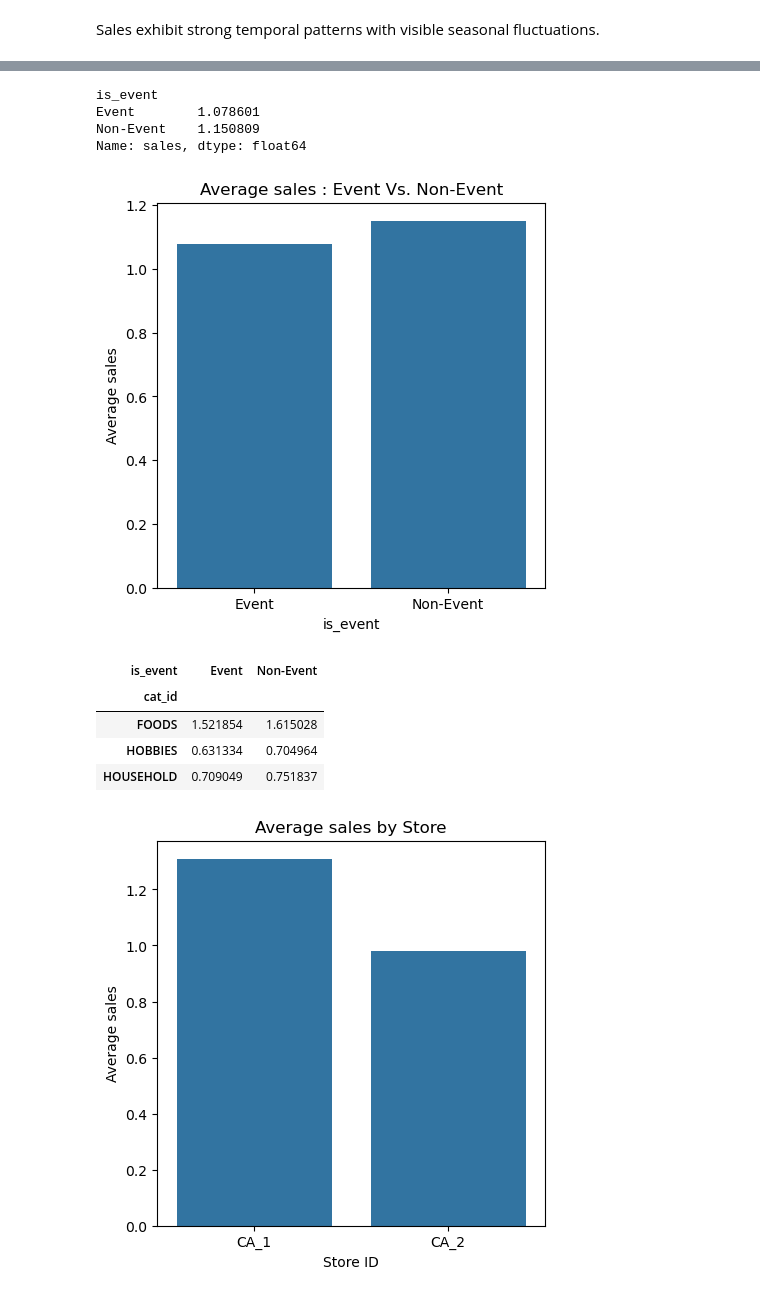
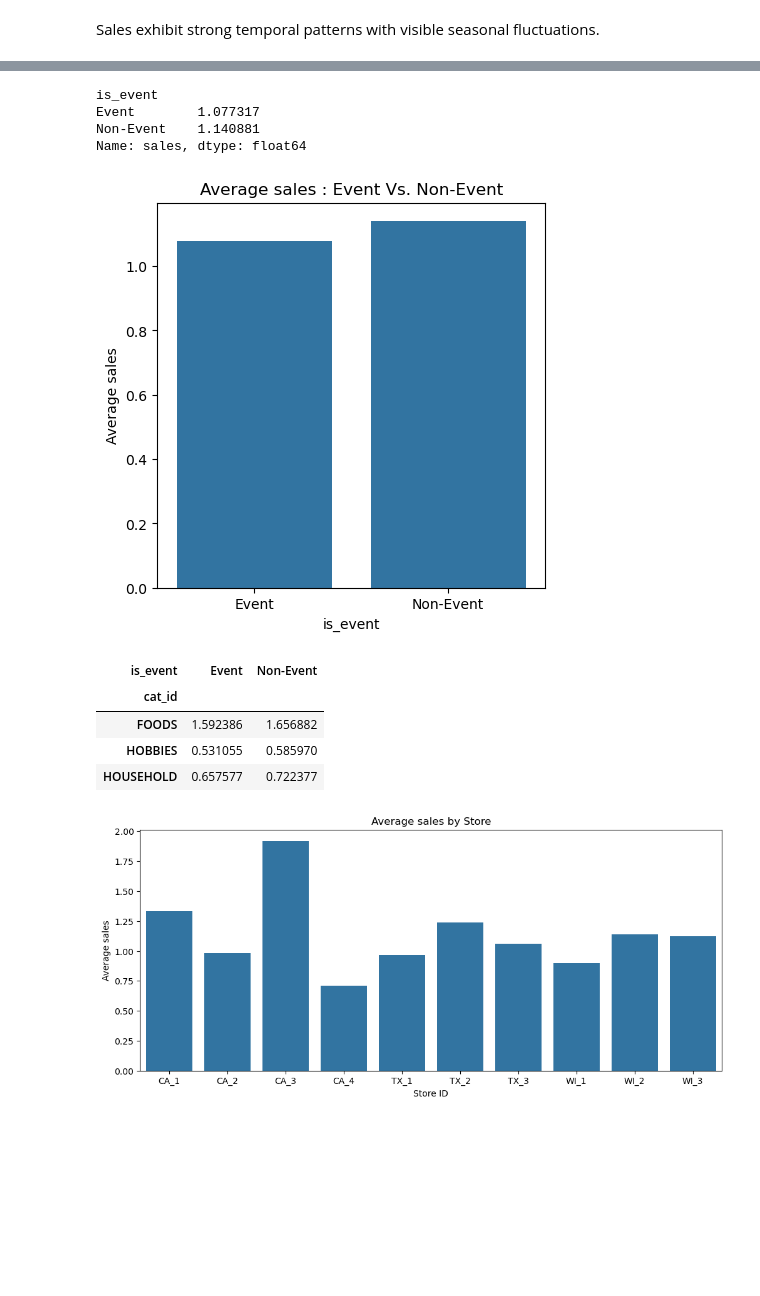
Before and after one commit to PranjalSabhaya/Sales-Forecasting, a Jupyter notebook: notebooks/03_eda.ipynb, the cells around one changed output, grey strips where cells are left out. Drawn from its saved outputs; the diff is of its cells as text; code cells hidden in the pictures; blank space fills up the shorter version.

```diff
--- a/notebooks/03_eda.ipynb
+++ b/notebooks/03_eda.ipynb
@@ -13,19 +15,18 @@ chunks = pd.read_csv(
     "../data/interim/sales_long.csv",
     usecols=use_cols,
     parse_dates=["date"],
-    chunksize=500_000,      # smaller chunks
-    engine="python"         # 🔥 critical fix
+    chunksize=1_000_000,
 )
 # %%
 eda_df = []
 
 for chunk in chunks:
-    sample = chunk[chunk["store_id"].isin(["CA_1", "CA_2"])]
-    sample = sample.sample(
-        n=min(50_000, len(sample)),
-        random_state=42
-    )
-    eda_df.append(sample)
+    for store_id, store_df in chunk.groupby("store_id"):
+        sample = store_df.sample(
+            n=min(10_000, len(store_df)),
+            random_state=42
+        )
+        eda_df.append(sample)
 
 eda_df = pd.concat(eda_df, ignore_index=True)
 # %%
@@ -114,8 +115,8 @@ event_sales = eda_df.groupby("is_event")["sales"].mean()
 event_sales
 # %% [output]
 is_event
-Event        1.078601
-Non-Event    1.150809
+Event        1.077317
+Non-Event    1.140881
 Name: sales, dtype: float64
 # %%
 plt.figure(figsize=(5,5))
@@ -124,7 +125,7 @@ plt.title("Average sales : Event Vs. Non-Event")
 plt.ylabel("Average sales")
 plt.show()
 # %% [output]
-[figure, old version]
+[figure, new version]
 # %%
 eda_df.groupby(
     ["cat_id", "is_event"]
@@ -132,18 +133,18 @@ eda_df.groupby(
 # %% [output]
 | is_event | Event | Non-Event |
 | cat_id |  |  |
-| FOODS | 1.521854 | 1.615028 |
-| HOBBIES | 0.631334 | 0.704964 |
-| HOUSEHOLD | 0.709049 | 0.751837 |
+| FOODS | 1.592386 | 1.656882 |
+| HOBBIES | 0.531055 | 0.585970 |
+| HOUSEHOLD | 0.657577 | 0.722377 |
 # %%
 store_sales = (eda_df.groupby("store_id")["sales"].mean())
 # %%
-plt.figure(figsize=(5,5))
+plt.figure(figsize=(12,5))
 sns.barplot(store_sales)
 plt.title("Average sales by Store")
 plt.xlabel("Store ID")
 plt.ylabel("Average sales")
 plt.show()
 # %% [output]
-[figure, old version]
+[figure, new version]
 # %% [markdown]
```
Also changed, not shown: parts of 9 cells of this notebook, 4 other files.
